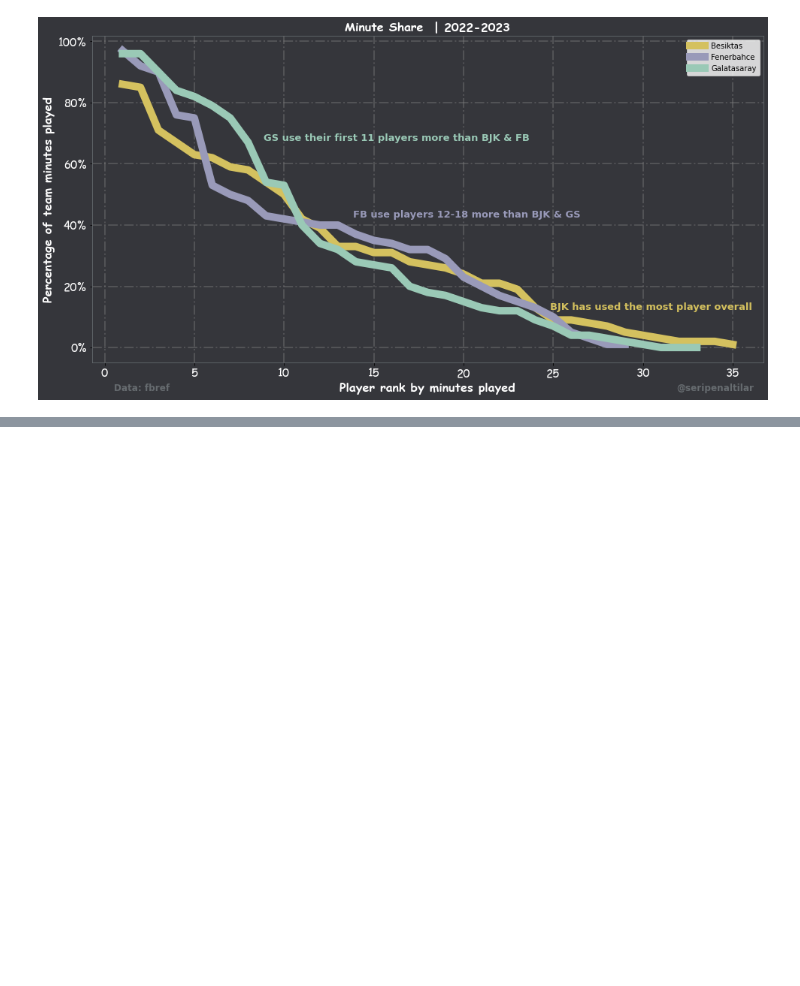
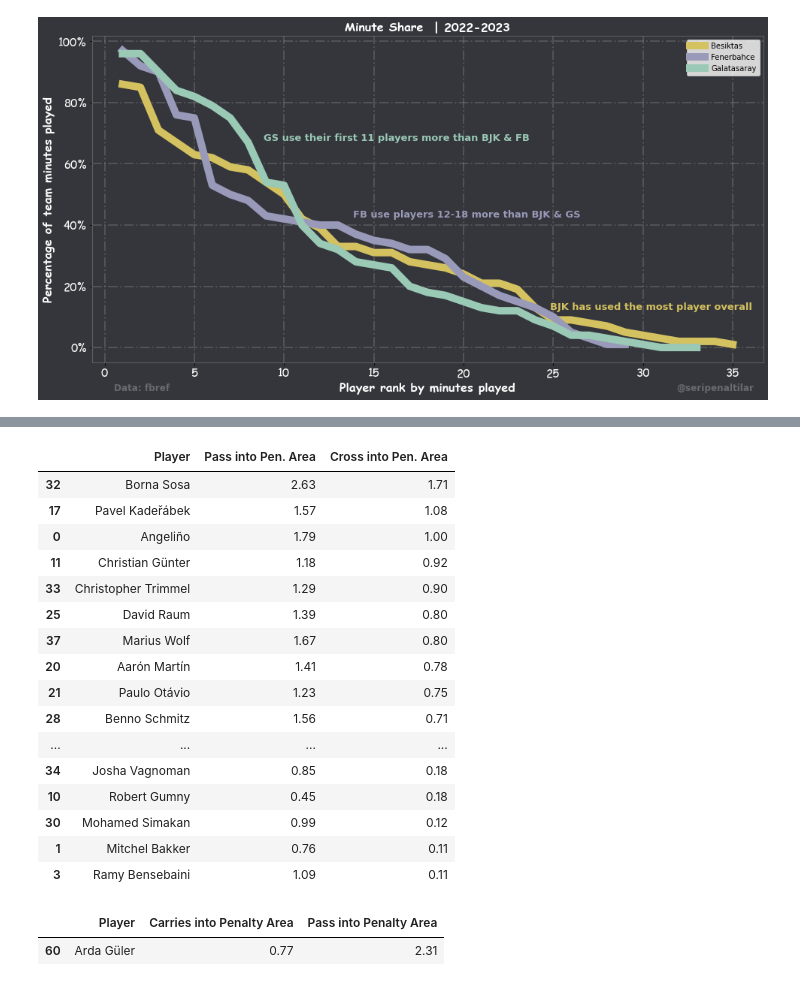
Before and after one commit to cabulut/totalfootball, a Jupyter notebook: Besiktas xG vs Goal flow chart.ipynb, the cells around one changed output, grey strips where cells are left out. Drawn from its saved outputs; the diff is of its cells as text; code cells hidden in the pictures; blank space fills up the shorter version.

```diff
--- a/Besiktas xG vs Goal flow chart.ipynb
+++ b/Besiktas xG vs Goal flow chart.ipynb
@@ -2611,0 +2614,25 @@ df[df['Player']=='Arda Güler']
+# %%
+df.sort_values(by='Cross into Pen. Area',ascending=False)
+# %% [output]
+|  | Player | Pass into Pen. Area | Cross into Pen. Area |
+| 32 | Borna Sosa | 2.63 | 1.71 |
+| 17 | Pavel Kadeřábek | 1.57 | 1.08 |
+| 0 | Angeliño | 1.79 | 1.00 |
+| 11 | Christian Günter | 1.18 | 0.92 |
+| 33 | Christopher Trimmel | 1.29 | 0.90 |
+| 25 | David Raum | 1.39 | 0.80 |
+| 37 | Marius Wolf | 1.67 | 0.80 |
+| 20 | Aarón Martín | 1.41 | 0.78 |
+| 21 | Paulo Otávio | 1.23 | 0.75 |
+| 28 | Benno Schmitz | 1.56 | 0.71 |
+| ... | ... | ... | ... |
+| 34 | Josha Vagnoman | 0.85 | 0.18 |
+| 10 | Robert Gumny | 0.45 | 0.18 |
+| 30 | Mohamed Simakan | 0.99 | 0.12 |
+| 1 | Mitchel Bakker | 0.76 | 0.11 |
+| 3 | Ramy Bensebaini | 1.09 | 0.11 |
+# %%
+df[df['Player']=='Arda Güler']
+# %% [output]
+|  | Player | Carries into Penalty Area | Pass into Penalty Area |
+| 60 | Arda Güler | 0.77 | 2.31 |
```
Also changed, not shown: parts of 22 cells of this notebook, 2 other files.
